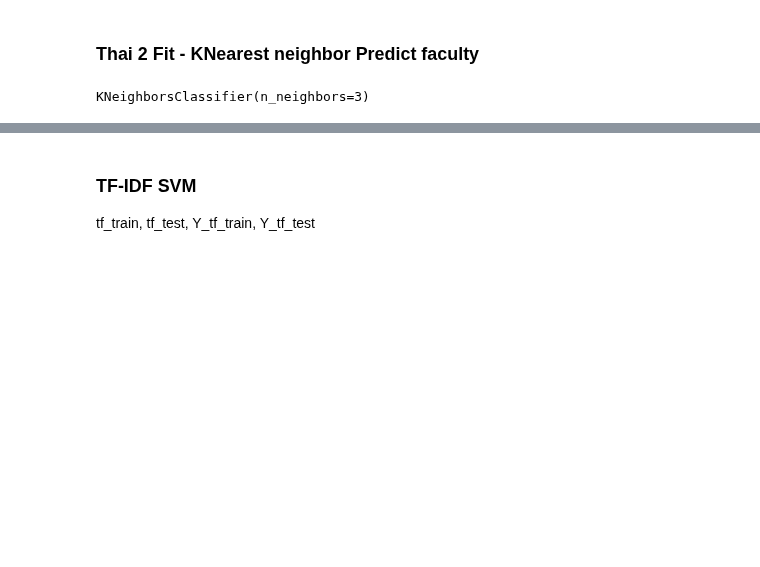
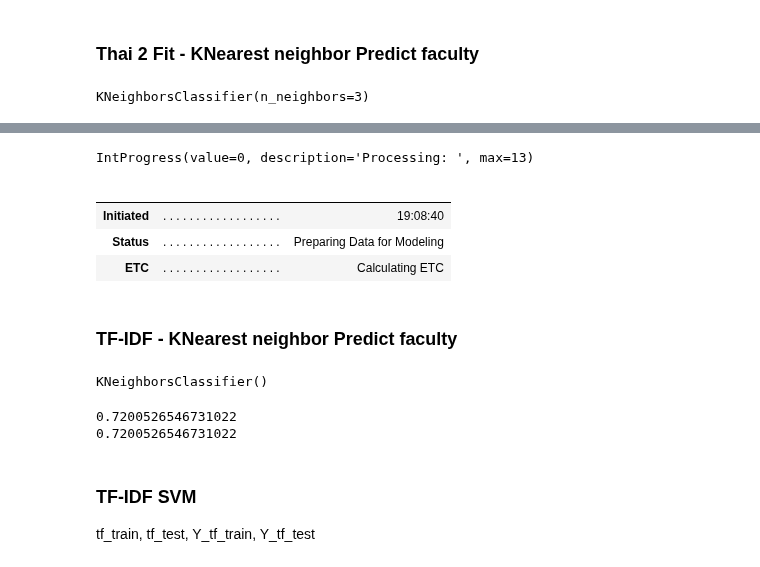
Before and after one commit to new5558/Chula-course-recommender-proof-of-concept, a Jupyter notebook: src/model.ipynb, the cells around one changed output, grey strips where cells are left out. Drawn from its saved outputs; the diff is of its cells as text; code cells hidden in the pictures; blank space fills up the shorter version.

```diff
--- a/src/model.ipynb
+++ b/src/model.ipynb
@@ -990,0 +1024,10 @@ print(f1_score(Y_t2f_test, Y_pred, average='micro'))
+# %%
+from pycaret.classification import *
+clf1 = setup(tfidf_df, target = 'label', session_id=123, log_experiment=True, experiment_name='faculty-tfidf-1', silent=True)
+# %% [output]
+IntProgress(value=0, description='Processing: ', max=13)
+|  |  |  |
+|  |  |  |
+| Initiated | . . . . . . . . . . . . . . . . . . | 19:08:40 |
+| Status | . . . . . . . . . . . . . . . . . . | Preparing Data for Modeling |
+| ETC | . . . . . . . . . . . . . . . . . . | Calculating ETC |
@@ -990,0 +1036,2 @@ print(f1_score(Y_t2f_test, Y_pred, average='micro'))
+# %% [markdown]
+### TF-IDF - KNearest neighbor Predict faculty
@@ -991,3 +1042,18 @@ print(f1_score(Y_t2f_test, Y_pred, average='micro'))
+# %%
+neigh.fit(tf_train, Y_tf_train)
+# %% [output]
+KNeighborsClassifier()
+# %%
+Y_pred = neigh.predict(tf_test)
+
+from sklearn.metrics import accuracy_score
+from sklearn.metrics import f1_score
+
+print(accuracy_score(Y_tf_test, Y_pred))
+print(f1_score(Y_tf_test, Y_pred, average='micro'))
+# %% [output]
+0.7200526546731022
+0.7200526546731022
 # %% [markdown]
 ### TF-IDF SVM
 tf_train, tf_test, Y_tf_train, Y_tf_test
```
Also changed, not shown: parts of 14 cells of this notebook, 4 other files.
